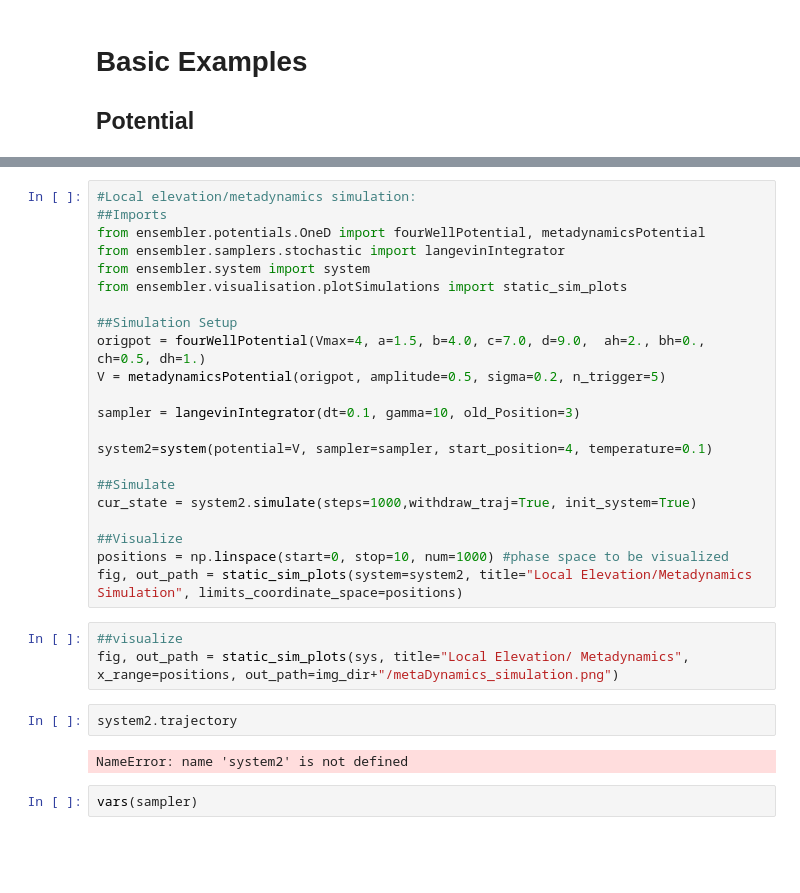
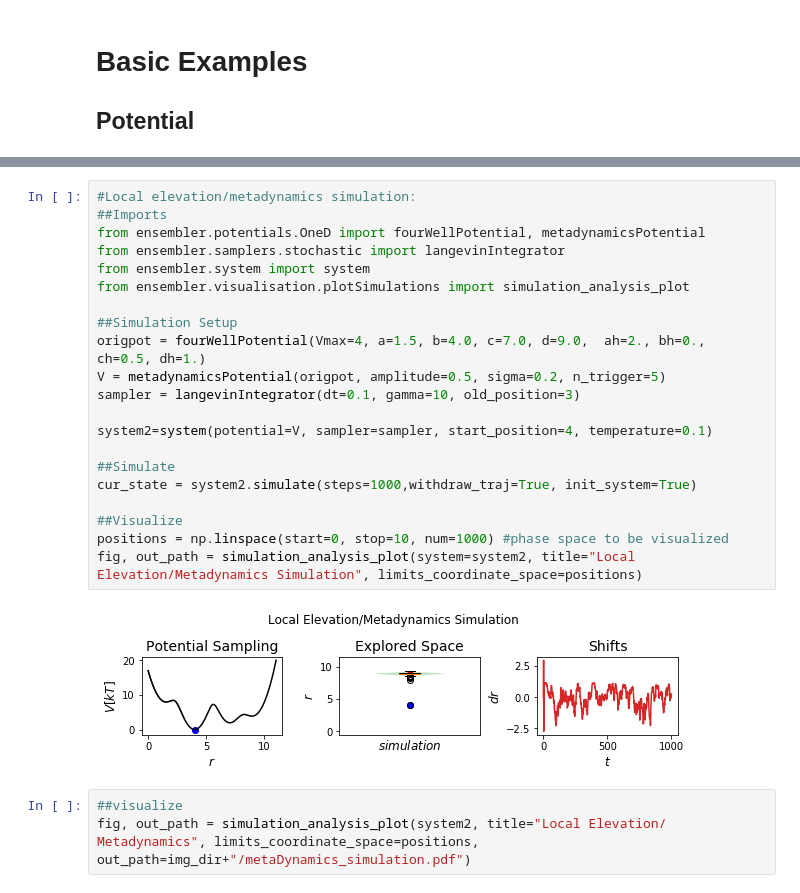
Before and after one commit to rinikerlab/Ensembler, a Jupyter notebook: examples/dev/notePlots.ipynb, the cells around one changed output, grey strips where cells are left out. Saved outputs shown, nothing was run; the diff lists cells and outputs as text; blank space fills up the shorter version.

```diff
--- a/examples/dev/notePlots.ipynb
+++ b/examples/dev/notePlots.ipynb
@@ -58,31 +61,26 @@ fig, out_pSath = static_sim_plots(system1, title="Langevin Simulation", limits_c
 # %%
 #Local elevation/metadynamics simulation:
 ##Imports
 from ensembler.potentials.OneD import fourWellPotential, metadynamicsPotential
 from ensembler.samplers.stochastic import langevinIntegrator
 from ensembler.system import system
-from ensembler.visualisation.plotSimulations import static_sim_plots
+from ensembler.visualisation.plotSimulations import simulation_analysis_plot
 
 ##Simulation Setup
 origpot = fourWellPotential(Vmax=4, a=1.5, b=4.0, c=7.0, d=9.0,  ah=2., bh=0., ch=0.5, dh=1.)
 V = metadynamicsPotential(origpot, amplitude=0.5, sigma=0.2, n_trigger=5)
-
-sampler = langevinIntegrator(dt=0.1, gamma=10, old_Position=3)
+sampler = langevinIntegrator(dt=0.1, gamma=10, old_position=3)
 
 system2=system(potential=V, sampler=sampler, start_position=4, temperature=0.1)
 
 ##Simulate
 cur_state = system2.simulate(steps=1000,withdraw_traj=True, init_system=True)
 
 ##Visualize
 positions = np.linspace(start=0, stop=10, num=1000) #phase space to be visualized
-fig, out_path = static_sim_plots(system=system2, title="Local Elevation/Metadynamics Simulation", limits_coordinate_space=positions)
+fig, out_path = simulation_analysis_plot(system=system2, title="Local Elevation/Metadynamics Simulation", limits_coordinate_space=positions)
+# %% [output]
+[figure, added]
 # %%
 ##visualize
-fig, out_path = static_sim_plots(sys, title="Local Elevation/ Metadynamics", x_range=positions, out_path=img_dir+"/metaDynamics_simulation.png")
+fig, out_path = simulation_analysis_plot(system2, title="Local Elevation/ Metadynamics", limits_coordinate_space=positions, out_path=img_dir+"/metaDynamics_simulation.pdf")
-# %%
-system2.trajectory
-# %% [output]
-NameError: name 'system2' is not defined
-# %%
-vars(sampler)
```
Also changed, not shown: parts of 4 cells of this notebook, 3 other files.
